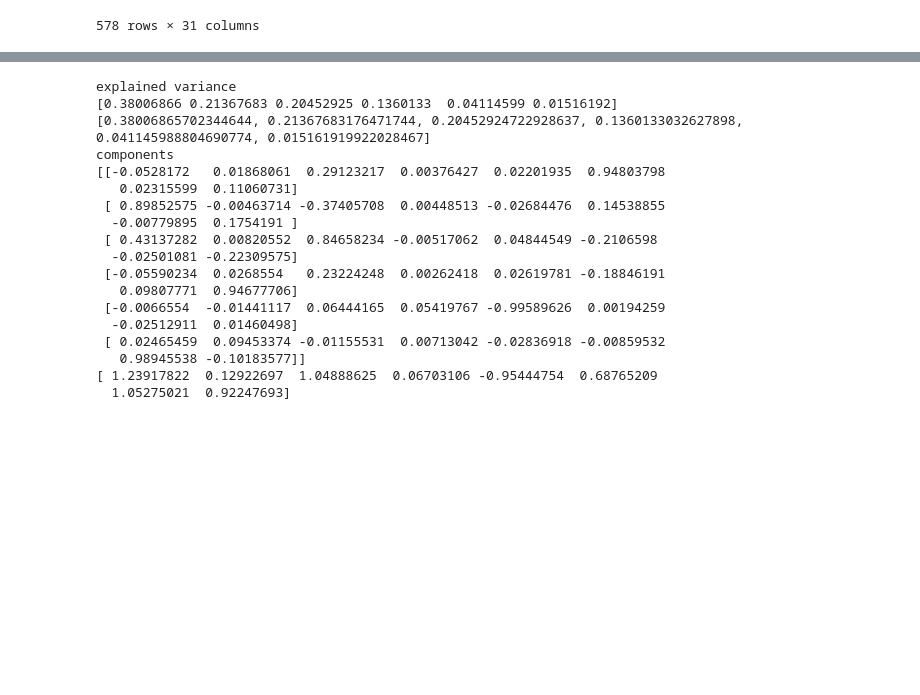
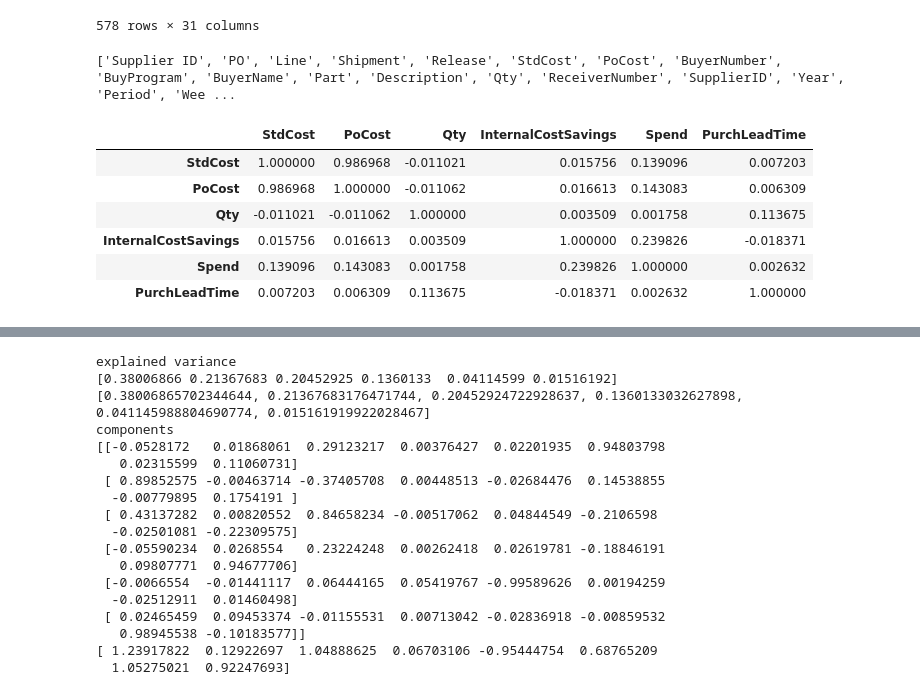
Before and after one commit to gnaven/Harris_Risk_Analysis, a Jupyter notebook: Harris Data/new_data/PCA_script_join-Copy2.ipynb, the cells around one changed output, grey strips where cells are left out. Cells and saved outputs as stored; diff of their text form; code cells hidden in the pictures; blank space fills up the shorter version.

```diff
--- a/Harris Data/new_data/PCA_script_join-Copy2.ipynb
+++ b/Harris Data/new_data/PCA_script_join-Copy2.ipynb
@@ -40,0 +28,5 @@ plt.ylabel = ("Count")
+# %%
+df = pd.read_csv("./original_data/Purchasing_Tool_FY16-FY18_2018-11-16.csv")
+print(list(df))
+# %% [output]
+['Supplier ID', 'PO', 'Line', 'Shipment', 'Release', 'StdCost', 'PoCost', 'BuyerNumber', 'BuyProgram', 'BuyerName', 'Part', 'Description', 'Qty', 'ReceiverNumber', 'SupplierID', 'Year', 'Period', 'Wee ...
@@ -40,0 +35,12 @@ plt.ylabel = ("Count")
+# %%
+df = df[dtypes1]
+df = df.dropna()
+df.corr()
+# %% [output]
+|  | StdCost | PoCost | Qty | InternalCostSavings | Spend | PurchLeadTime |
+| StdCost | 1.000000 | 0.986968 | -0.011021 | 0.015756 | 0.139096 | 0.007203 |
+| PoCost | 0.986968 | 1.000000 | -0.011062 | 0.016613 | 0.143083 | 0.006309 |
+| Qty | -0.011021 | -0.011062 | 1.000000 | 0.003509 | 0.001758 | 0.113675 |
+| InternalCostSavings | 0.015756 | 0.016613 | 0.003509 | 1.000000 | 0.239826 | -0.018371 |
+| Spend | 0.139096 | 0.143083 | 0.001758 | 0.239826 | 1.000000 | 0.002632 |
+| PurchLeadTime | 0.007203 | 0.006309 | 0.113675 | -0.018371 | 0.002632 | 1.000000 |
```
Also changed, not shown: parts of 4 cells of this notebook, 54 other files.
